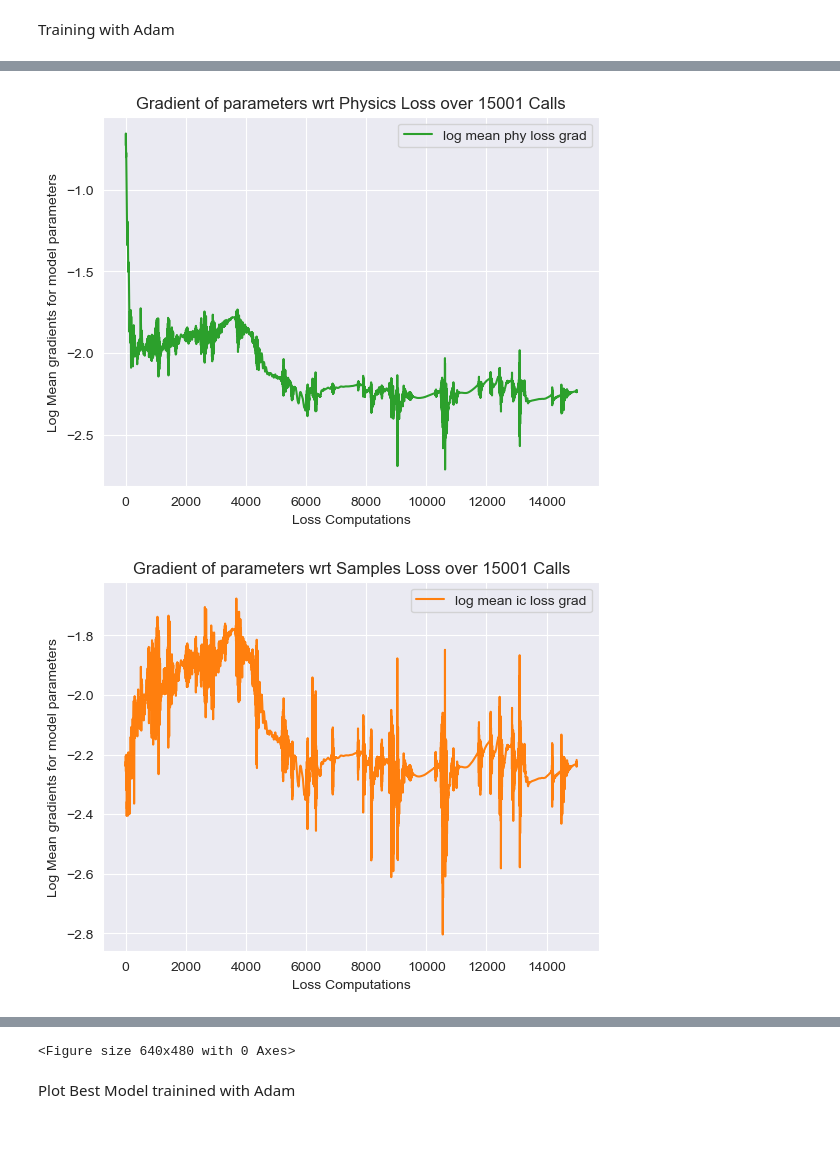
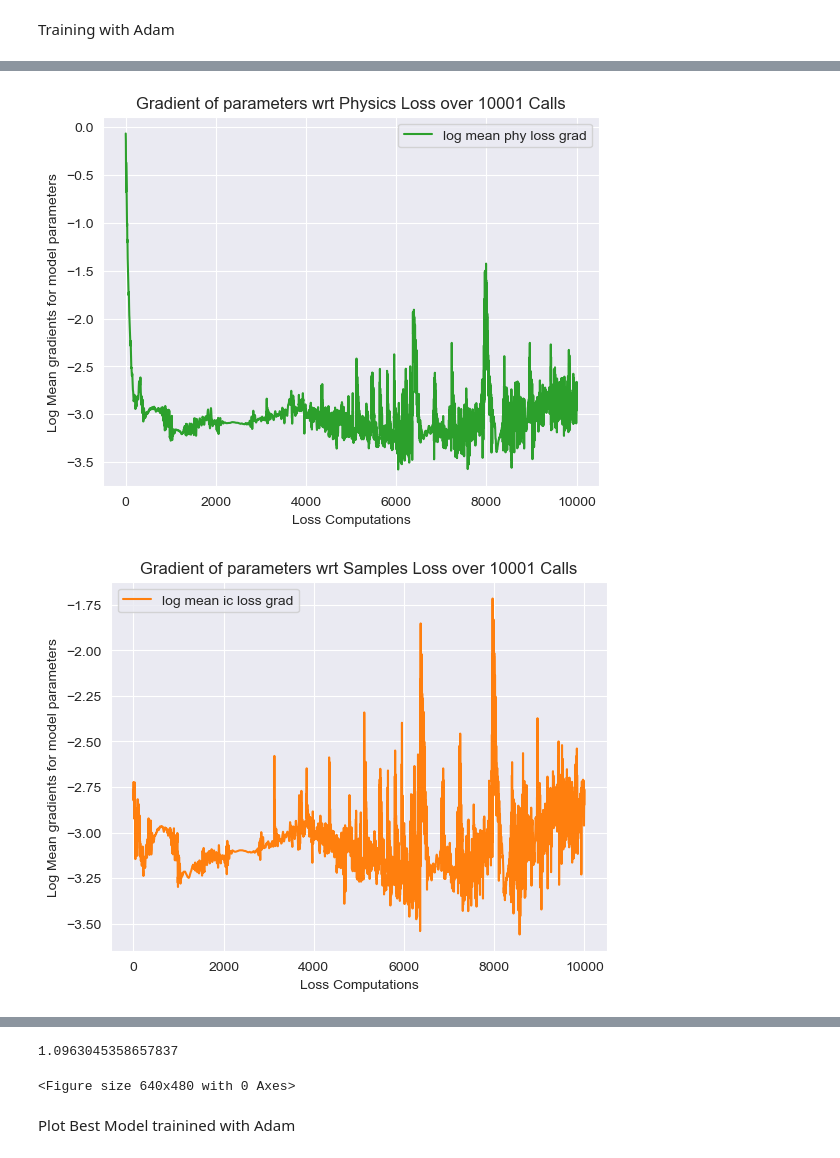
Before and after one commit to RoshenS/PINNs, a Jupyter notebook: 3. Inverse Problem.ipynb, the cells around one changed output, grey strips where cells are left out. Cells and saved outputs as stored; diff of their text form; code cells hidden in the pictures.

```diff
--- a/3. Inverse Problem.ipynb
+++ b/3. Inverse Problem.ipynb
@@ -22,7 +22,7 @@ $ F(t) -c \frac{d\mathbf{x}}{d t}(t) - kx(t) = m\frac{d\mathbf{x^2}}{d t}(t)$
 $\frac{d\mathbf{x^2}}{d t}(t) = ( F(t) -c \frac{d\mathbf{x}}{d t}(t) - kx(t) ) /m$
 # %%
 # Physical Parameters, c = damping constant, k =  stiffness of spring, m = mass.
-p = dict(c=2, k=1, m=10, F=0, x0=1, dx0dt=0)
+p = dict(c=3, k=2, m=10, F=0, x0=0.5, dx0dt=0)
 p['d2x0dt2'] = (p['F'] - p['c']*p['dx0dt'] - p['k']*p['x0']) / p['m']
 
 #initial conditions
@@ -109,13 +109,14 @@ train_tuple += (t_train,)
 train = torch.cat(train_tuple,1).requires_grad_(True)
 train = train.to(device)
 
-n_samples = 10
+n_samples = 30
 sample_t, sample_x = list(),list()
 for n in range(n_samples):
     index = np.random.randint(0, len(t_plot))
     sample_t.append(t_plot[index])
     sample_x.append(x_plot[index,0])
 samples = torch.t(torch.Tensor([sample_t,sample_x])).requires_grad_(True)
+samples = samples.to(device)
 # %% [markdown]
 Creating the Model
 # %%
@@ -172,8 +173,7 @@ class Siren(nn.Module):
         # Apply the periodic activation function
         return torch.sin( self.a_weight*x + self.a_bias)
 
-k_pred = nn.Parameter(torch.zeros(1), requires_grad=True)
-k_pred.to(device)
+k_pred = nn.Parameter(torch.zeros(1).to(device), requires_grad=True)
 
 model = pinn(params_in, params_out, i_num, i_len, Siren)
 model.to(device)
@@ -341,10 +341,10 @@ def closure():
 Training with Adam
 # %%
 # train
-n_epochs = 15001
+n_epochs = 10001
 w_update = 1
 # start with Adam optimizer
-optim = Adam(list(model.parameters())+[k_pred])
+optim = Adam(list(model.parameters())+[k_pred],lr=4e-4)
 prev_loss = list()
 prev_k = list()
 
@@ -353,9 +353,11 @@ for epoch in range(n_epochs):
     optim.step(closure)
     best_model_adam = checkpoint(best_model_adam)
 
-    #if not (epoch%w_update): ic_weight = weight_update_max_mean(w_update)
+    if not (epoch%w_update): ic_weight = weight_update_max_mean(w_update)
     if not (epoch%1000): print(f'Finished epoch {epoch}, latest loss {prev_loss[-1]:.2E}')
 
 # plot for Adam optimization stage
 plot_train()
+plot_comp(t)
+print(k_pred.item())
 # %% [output]
@@ -379,2 +376,2 @@ Finished epoch 15000, latest loss 4.41E-03
-[figure, old version]
+[figure, new version]
-[figure, old version]
+[figure, new version]
@@ -382,4 +380,5 @@ Finished epoch 15000, latest loss 4.41E-03
-<Figure size 640x480 with 0 Axes>
+1.0963045358657837
+<Figure size 640x480 with 0 Axes>
 # %% [markdown]
 Plot Best Model trainined with Adam
 # %%
```
Also changed, not shown: parts of 5 cells of this notebook.
